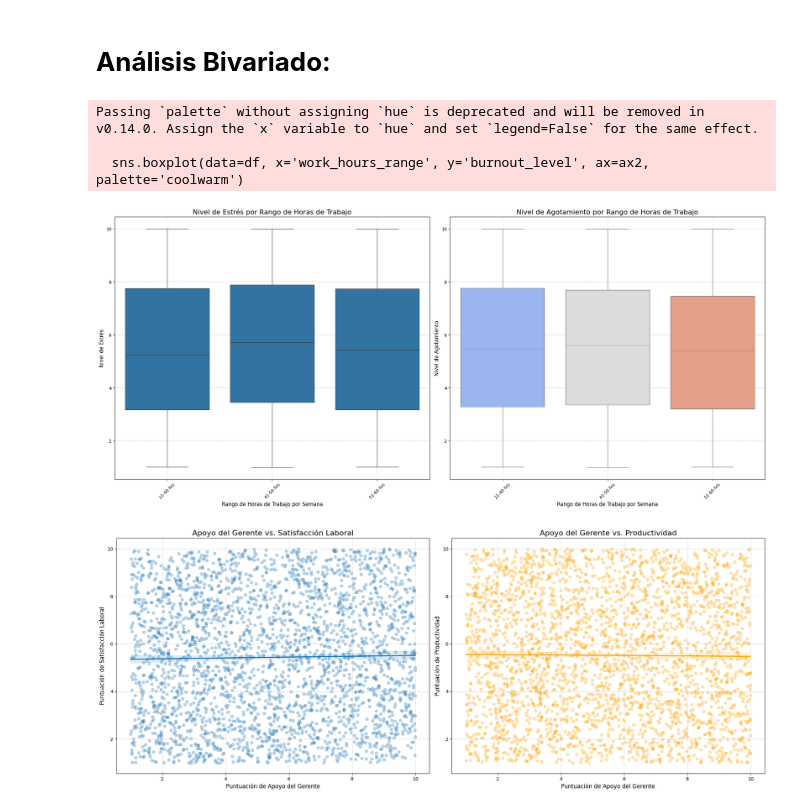
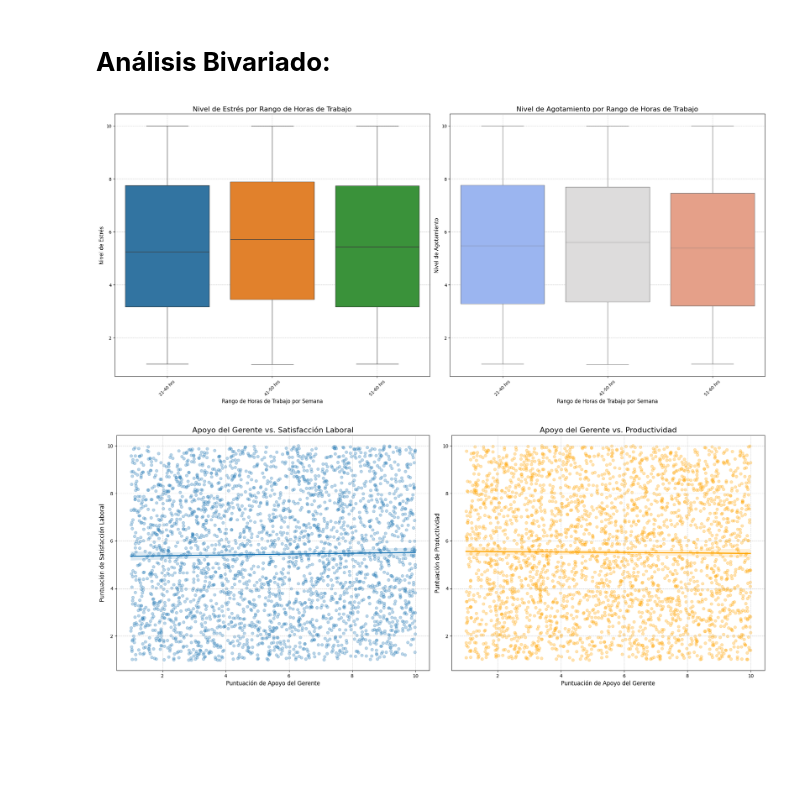
Before and after one commit to DanielaArvelo/Proyecto_DSI, a Jupyter notebook: ProyectoDS_ParteI_Arvelo.ipynb, the cells around one changed output. Cells and saved outputs as stored; diff of their text form; code cells hidden in the pictures; blank space fills up the shorter version.

```diff
--- a/ProyectoDS_ParteI_Arvelo.ipynb
+++ b/ProyectoDS_ParteI_Arvelo.ipynb
@@ -172,37 +172,29 @@ plt.show()
 # %% [markdown]
 # **Análisis Bivariado:**
 # %%
-# Crear una nueva columna para los rangos de horas de trabajo
-bins = [20, 40, 50, 60]
-labels = ['21-40 hrs', '41-50 hrs', '51-60 hrs']
-df['work_hours_range'] = pd.cut(df['work_hours_per_week'], bins=bins, labels=labels, right=False)
-
 # Crear una figura con dos subplots
 fig, (ax1, ax2) = plt.subplots(1, 2, figsize=(22, 10))
 
 # Gráfico de caja 1: Rango de horas de trabajo vs. Nivel de estrés
-sns.boxplot(data=df, x='work_hours_range', y='stress_level', ax=ax1)
+sns.boxplot(data=df, x='work_hours_range', y='stress_level', ax=ax1, hue='work_hours_range', legend=False)
 ax1.set_title('Nivel de Estrés por Rango de Horas de Trabajo', fontsize=16)
 ax1.set_xlabel('Rango de Horas de Trabajo por Semana', fontsize=12)
 ax1.set_ylabel('Nivel de Estrés', fontsize=12)
 ax1.tick_params(axis='x', rotation=45)
 ax1.grid(True, linestyle='--', alpha=0.6)
 
 # Gráfico de caja 2: Rango de horas de trabajo vs. Nivel de agotamiento
-sns.boxplot(data=df, x='work_hours_range', y='burnout_level', ax=ax2, palette='coolwarm')
+sns.boxplot(data=df, x='work_hours_range', y='burnout_level', ax=ax2, hue='work_hours_range', legend=False, palette='coolwarm')
 ax2.set_title('Nivel de Agotamiento por Rango de Horas de Trabajo', fontsize=16)
 ax2.set_xlabel('Rango de Horas de Trabajo por Semana', fontsize=12)
 ax2.set_ylabel('Nivel de Agotamiento', fontsize=12)
 ax2.tick_params(axis='x', rotation=45)
 ax2.grid(True, linestyle='--', alpha=0.6)
 
 plt.tight_layout()
 plt.show()
 # %% [output]
-Passing `palette` without assigning `hue` is deprecated and will be removed in v0.14.0. Assign the `x` variable to `hue` and set `legend=False` for the same effect.
-
-  sns.boxplot(data=df, x='work_hours_range', y='burnout_level', ax=ax2, palette='coolwarm')
-[figure, old version]
+[figure, new version]
 # %%
 # Crear una figura con dos subplots
 fig, (ax1, ax2) = plt.subplots(1, 2, figsize=(20, 8))
```
Also changed, not shown: parts of 1 cell of this notebook.
